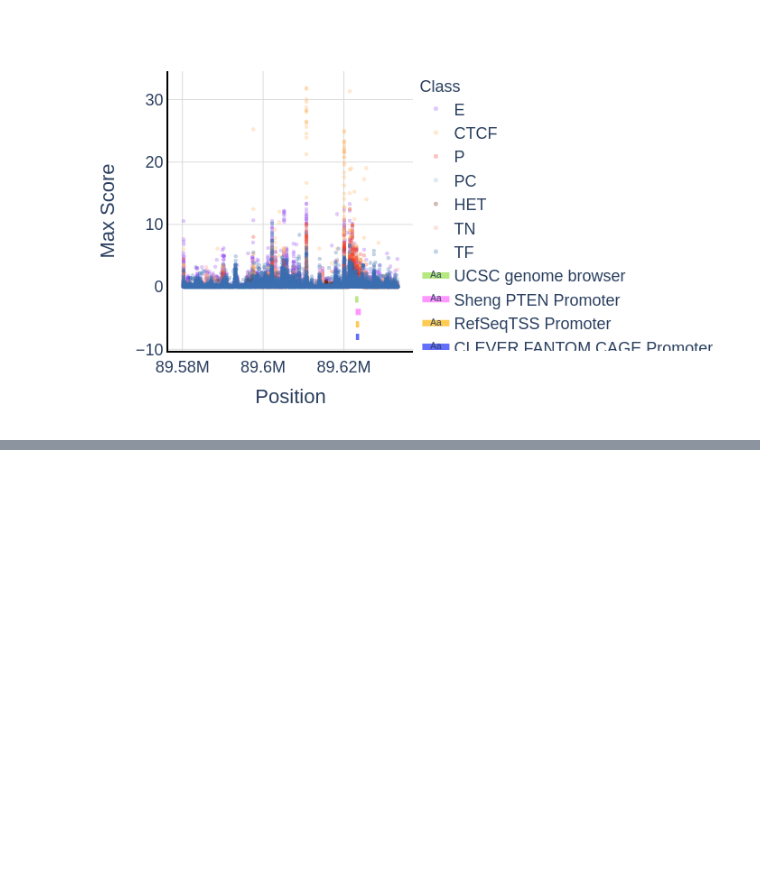
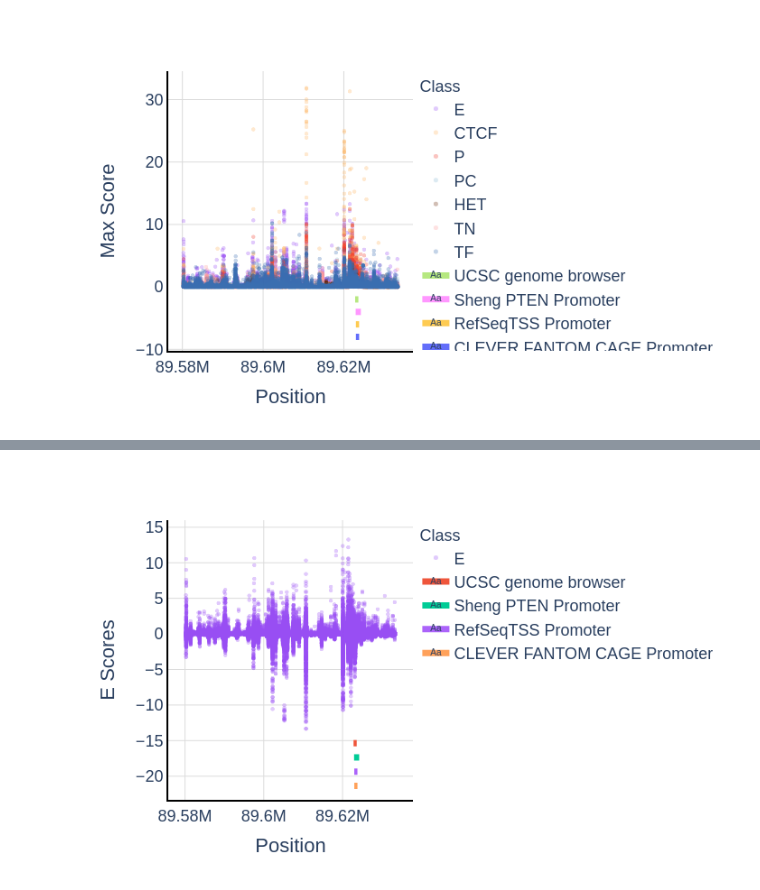
Before and after one commit to bmacedo-lgtm/SiFoN, a Jupyter notebook: tutorials/viz_tutorial.ipynb, the cells around one changed output, grey strips where cells are left out. Cells and saved outputs as stored; diff of their text form; code cells hidden in the pictures; blank space fills up the shorter version.

```diff
--- a/tutorials/viz_tutorial.ipynb
+++ b/tutorials/viz_tutorial.ipynb
@@ -44,0 +47,6 @@ viz.plot_max("test_output_plots/viz_by_category_unsigned.html", max_by_cat, TSS=
+# %%
+# plot_sequence_class(filename, file, vcf, TSS={}, category="All", signed=True, pre=False, seqclass_names=[]):
+scores = viz.plot_sequence_class(filename="test_output_plots/E_viz.html", vcf=vcf, file=file,
+                     TSS=PTEN_TSS, category="E", signed=True, pre=True)
+# %% [output]
+[figure, added]
```
Also changed, not shown: parts of 1 cell of this notebook, 7 other files.
